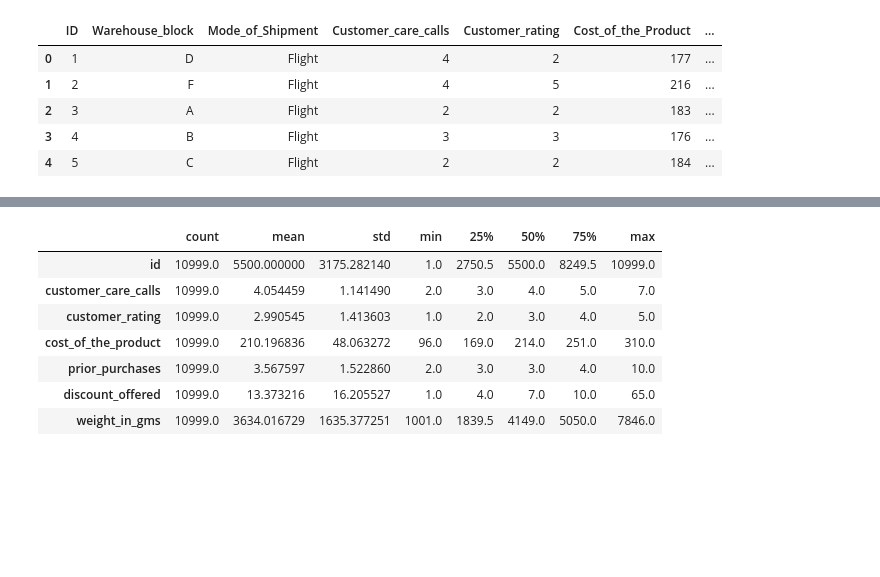
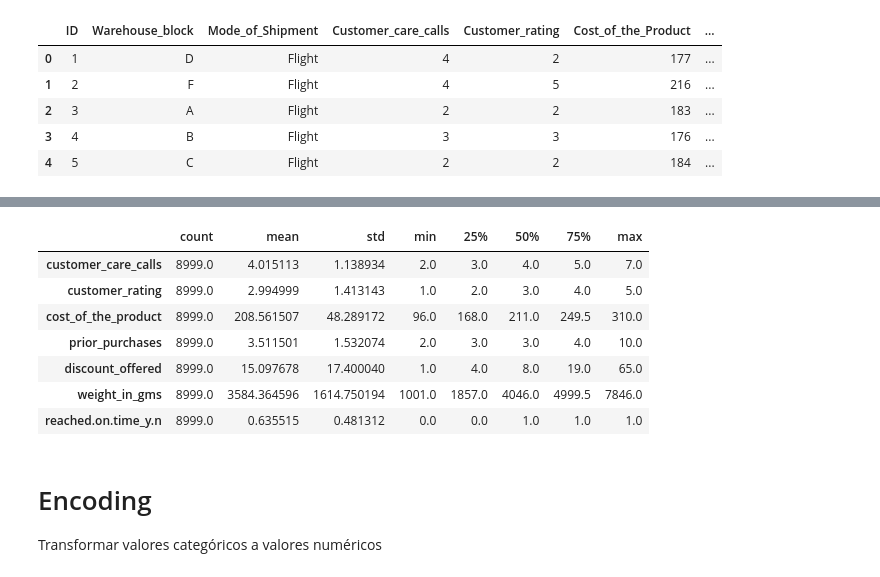
Before and after one commit to AstradaT/Datathon, a Jupyter notebook: AstradaT.ipynb, the cells around one changed output, grey strips where cells are left out. Drawn from its saved outputs; the diff is of its cells as text; code cells hidden in the pictures; blank space fills up the shorter version.

```diff
--- a/AstradaT.ipynb
+++ b/AstradaT.ipynb
@@ -6,8 +6,7 @@ import seaborn as sns
 # %% [markdown]
 # Exploratory Data Analysis
 # %%
-train_df = pd.read_excel('E-Commerce_train.xlsx', dtype={'Reached.on.Time_Y.N':object})
+# Cargar datos
+train_df = pd.read_excel('E-Commerce_train.xlsx')
 test_df = pd.read_excel('E-Commerce_test.xlsx')
-# Merge training and testing dataframes for EDA
-df = pd.concat([train_df, test_df])
 # %%
@@ -19,3 +18,8 @@ df.head()
 | 2 | 3 | A | Flight | 2 | 2 | 183 | ... |
 | 3 | 4 | B | Flight | 3 | 3 | 176 | ... |
 | 4 | 5 | C | Flight | 2 | 2 | 184 | ... |
+# %%
+# Remover columna index innecesaria
+train_df.drop('ID', axis=1, inplace=True)
+test_df.drop('ID', axis=1, inplace=True)
+train_df.head()
@@ -22,4 +33,4 @@ df.head()
 # %%
-df.columns = ['id','warehouse_block','mode_of_shipment','customer_care_calls','customer_rating',
+train_df.columns = ['warehouse_block','mode_of_shipment','customer_care_calls','customer_rating',
 'cost_of_the_product','prior_purchases','product_importance','gender','discount_offered',
 'weight_in_gms','reached.on.time_y.n']
@@ -62,11 +58,14 @@ dtype: object
 # %%
-df.describe().T
+train_df.describe().T
 # %% [output]
 |  | count | mean | std | min | 25% | 50% | 75% | max |
-| id | 10999.0 | 5500.000000 | 3175.282140 | 1.0 | 2750.5 | 5500.0 | 8249.5 | 10999.0 |
-| customer_care_calls | 10999.0 | 4.054459 | 1.141490 | 2.0 | 3.0 | 4.0 | 5.0 | 7.0 |
-| customer_rating | 10999.0 | 2.990545 | 1.413603 | 1.0 | 2.0 | 3.0 | 4.0 | 5.0 |
-| cost_of_the_product | 10999.0 | 210.196836 | 48.063272 | 96.0 | 169.0 | 214.0 | 251.0 | 310.0 |
-| prior_purchases | 10999.0 | 3.567597 | 1.522860 | 2.0 | 3.0 | 3.0 | 4.0 | 10.0 |
-| discount_offered | 10999.0 | 13.373216 | 16.205527 | 1.0 | 4.0 | 7.0 | 10.0 | 65.0 |
-| weight_in_gms | 10999.0 | 3634.016729 | 1635.377251 | 1001.0 | 1839.5 | 4149.0 | 5050.0 | 7846.0 |
+| customer_care_calls | 8999.0 | 4.015113 | 1.138934 | 2.0 | 3.0 | 4.0 | 5.0 | 7.0 |
+| customer_rating | 8999.0 | 2.994999 | 1.413143 | 1.0 | 2.0 | 3.0 | 4.0 | 5.0 |
+| cost_of_the_product | 8999.0 | 208.561507 | 48.289172 | 96.0 | 168.0 | 211.0 | 249.5 | 310.0 |
+| prior_purchases | 8999.0 | 3.511501 | 1.532074 | 2.0 | 3.0 | 3.0 | 4.0 | 10.0 |
+| discount_offered | 8999.0 | 15.097678 | 17.400040 | 1.0 | 4.0 | 8.0 | 19.0 | 65.0 |
+| weight_in_gms | 8999.0 | 3584.364596 | 1614.750194 | 1001.0 | 1857.0 | 4046.0 | 4999.5 | 7846.0 |
+| reached.on.time_y.n | 8999.0 | 0.635515 | 0.481312 | 0.0 | 0.0 | 1.0 | 1.0 | 1.0 |
+# %% [markdown]
+# Encoding
+Transformar valores categóricos a valores numéricos
```
Also changed, not shown: parts of 24 cells of this notebook.
